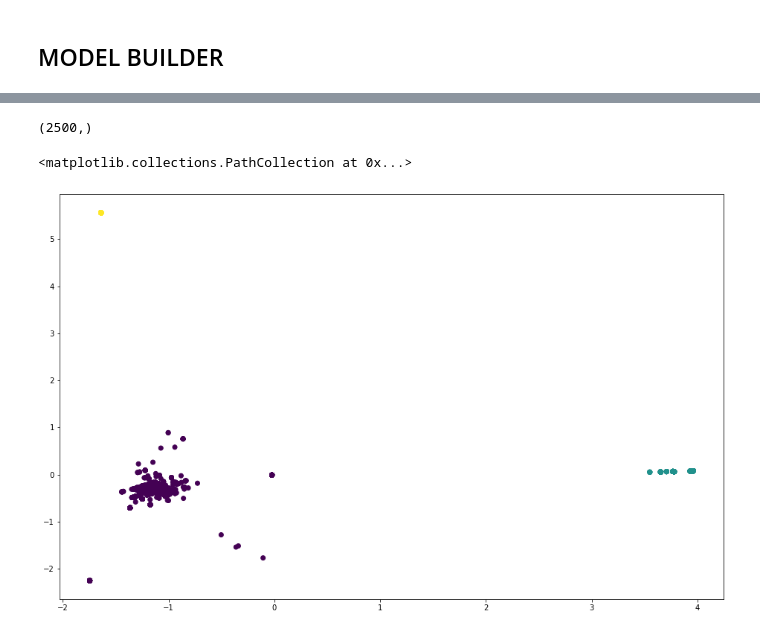
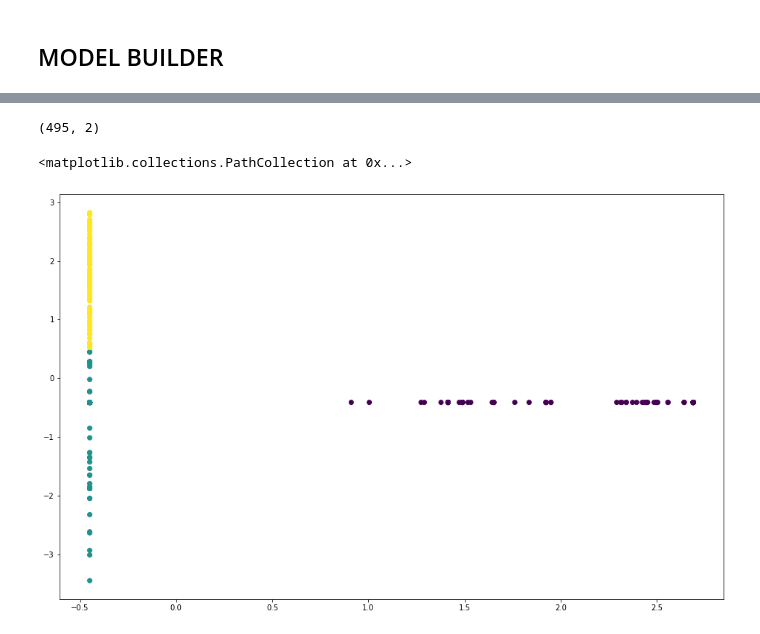
Before and after one commit to ewjohn127/dsc_project4, a Jupyter notebook: Evan's notebook.ipynb, the cells around one changed output, grey strips where cells are left out. Saved outputs shown, nothing was run; the diff lists cells and outputs as text; code cells hidden in the pictures.

```diff
--- a/Evan's notebook.ipynb
+++ b/Evan's notebook.ipynb
@@ -57,5 +57,5 @@ with open('/Users/evanjays/.secrets/twitter_creds.json') as f:
 df_2013 = pd.read_csv('data/judge-1377884607_tweet_product_company.csv', encoding = "ISO-8859-1")
 df_2013.drop(6,inplace=True)
 
-df = pd.read_csv('data/doge_tweets.csv',index_col=0)
-df.columns = ['text']
+df = pd.DataFrame(pd.read_csv('data/doge_tweets_111621_1138',index_col=0)['text'])
+df
@@ -409,0 +463,29 @@ from sklearn.decomposition import PCA
+# %%
+def get_top_n_gram(corpus,ngram_range,n=None):
+    vec = TfidfVectorizer(ngram_range=ngram_range,stop_words = 'english',max_df=1.0, min_df=0.0).fit(corpus)
+    bag_of_words = vec.transform(corpus)
+    sum_words = bag_of_words.sum(axis=0)
+    words_freq = [(word, sum_words[0, idx]) for word, idx in vec.vocabulary_.items()]
+    words_freq =sorted(words_freq, key = lambda x: x[1], reverse=True)
+    return words_freq[:n], bag_of_words
+# %%
+#Calculating Negative, Positive, Neutral and Compound values
+df_probs = pd.DataFrame()
+df_probs[['polarity', 'subjectivity']] = df['clean_text'].apply(lambda Text: pd.Series(TextBlob(Text).sentiment))
+for index, row in df['text'].iteritems():
+    score = SentimentIntensityAnalyzer().polarity_scores(row)
+    neg = score['neg']
+    neu = score['neu']
+    pos = score['pos']
+    comp = score['compound']
+    if neg > pos:
+        df_probs.loc[index, 'sentiment'] = 0
+    elif pos > neg:
+        df_probs.loc[index, 'sentiment'] = 1
+    else:
+        df_probs.loc[index, 'sentiment'] = 0
+    df_probs.loc[index, 'neg'] = neg
+    df_probs.loc[index, 'neu'] = neu
+    df_probs.loc[index, 'pos'] = pos
+    df_probs.loc[index, 'compound'] = comp
+df_probs.head(10)
@@ -440,14 +571,14 @@ pca_vec.shape
 # %%
-y_preds.shape
+X_scaled.shape
 # %% [output]
-(2500,)
+(495, 2)
 # %%
 fig,ax = plt.subplots(figsize=(16,10))
 
-ax.scatter(x=pca_vec[:,0],y=pca_vec[:,1],c=y_preds)
+ax.scatter(x=X_scaled[:,0],y=X_scaled[:,1],c=y_preds,label=y_preds)
 # %% [output]
 <matplotlib.collections.PathCollection at 0x...>
-[figure, old version]
+[figure, new version]
 # %%
 df_fin['predictions'].value_counts()
 # %% [output]
```
Also changed, not shown: parts of 17 cells of this notebook, 1 other file.
